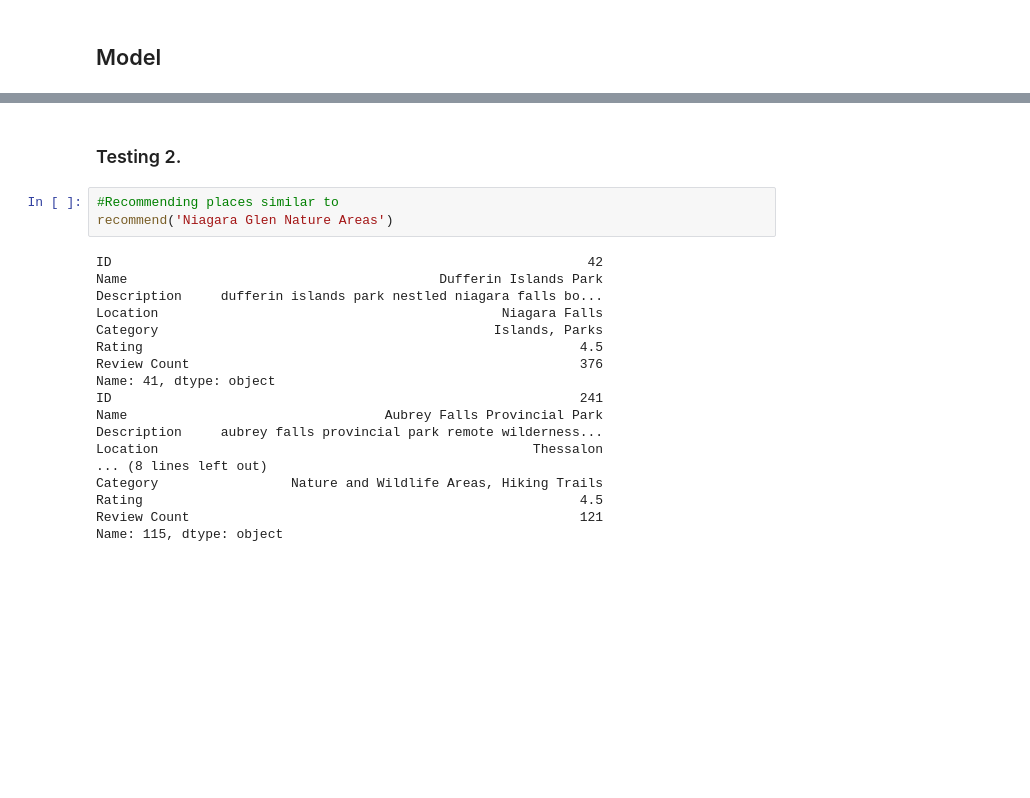
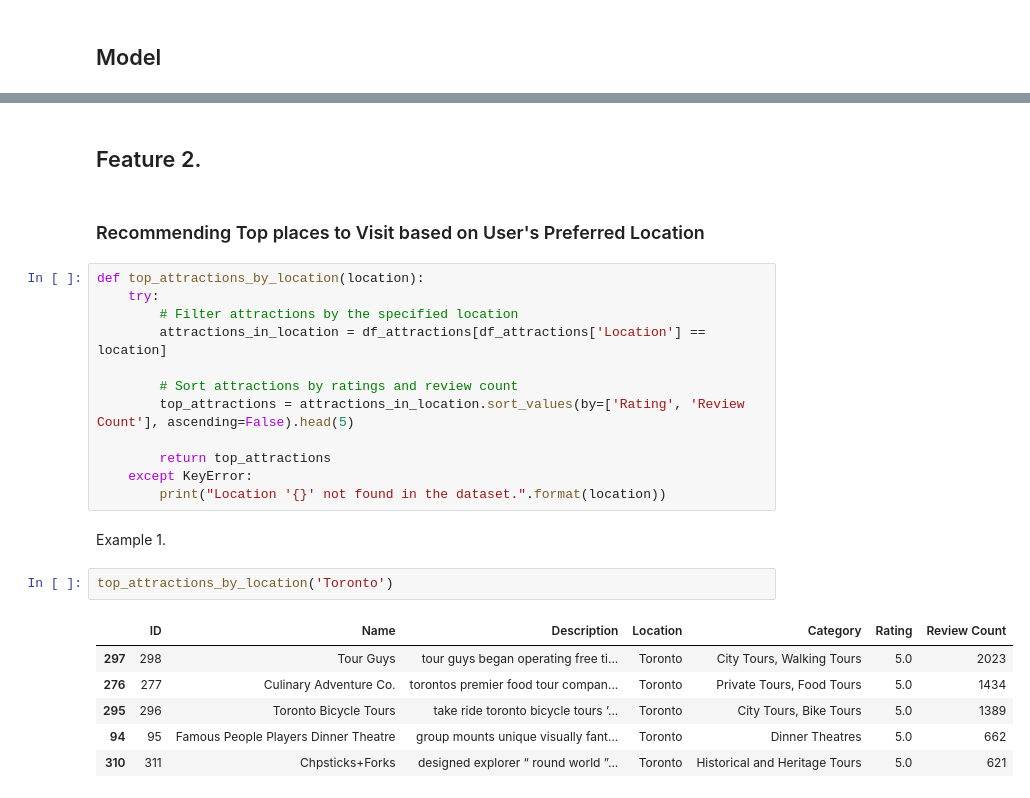
Before and after one commit to bhumikar12/Hidden-Gems-of-Ontario, a Jupyter notebook: Hidden-Gems-Of-Ontario.ipynb, the cells around one changed output, grey strips where cells are left out. Cells and saved outputs as stored; diff of their text form; blank space fills up the shorter version.

Commit message:
Added 3 Features for Recommendation System

```diff
--- a/Hidden-Gems-Of-Ontario.ipynb
+++ b/Hidden-Gems-Of-Ontario.ipynb
@@ -287,23 +315,27 @@ Name: 60, dtype: object
 # %% [markdown]
-### Testing 2.
+## Feature 2.
-# %%
-#Recommending places similar to
-recommend('Niagara Glen Nature Areas')
-# %% [output]
-ID                                                             42
-Name                                        Dufferin Islands Park
-Description     dufferin islands park nestled niagara falls bo...
-Location                                            Niagara Falls
-Category                                           Islands, Parks
-Rating                                                        4.5
-Review Count                                                  376
-Name: 41, dtype: object
-ID                                                            241
-Name                                 Aubrey Falls Provincial Park
-Description     aubrey falls provincial park remote wilderness...
-Location                                                Thessalon
-... (8 lines left out)
-Category                 Nature and Wildlife Areas, Hiking Trails
-Rating                                                        4.5
-Review Count                                                  121
-Name: 115, dtype: object
+# %% [markdown]
+### Recommending Top places to Visit based on User's Preferred Location
+# %%
+def top_attractions_by_location(location):
+    try:
+        # Filter attractions by the specified location
+        attractions_in_location = df_attractions[df_attractions['Location'] == location]
+
+        # Sort attractions by ratings and review count
+        top_attractions = attractions_in_location.sort_values(by=['Rating', 'Review Count'], ascending=False).head(5)
+
+        return top_attractions
+    except KeyError:
+        print("Location '{}' not found in the dataset.".format(location))
+# %% [markdown]
+Example 1.
+# %%
+top_attractions_by_location('Toronto')
+# %% [output]
+|  | ID | Name | Description | Location | Category | Rating | Review Count |
+| 297 | 298 | Tour Guys | tour guys began operating free ti... | Toronto | City Tours, Walking Tours | 5.0 | 2023 |
+| 276 | 277 | Culinary Adventure Co. | torontos premier food tour compan... | Toronto | Private Tours, Food Tours | 5.0 | 1434 |
+| 295 | 296 | Toronto Bicycle Tours | take ride toronto bicycle tours ’... | Toronto | City Tours, Bike Tours | 5.0 | 1389 |
+| 94 | 95 | Famous People Players Dinner Theatre | group mounts unique visually fant... | Toronto | Dinner Theatres | 5.0 | 662 |
+| 310 | 311 | Chpsticks+Forks | designed explorer “ round world ”... | Toronto | Historical and Heritage Tours | 5.0 | 621 |
```
Also changed, not shown: parts of 16 cells of this notebook.
